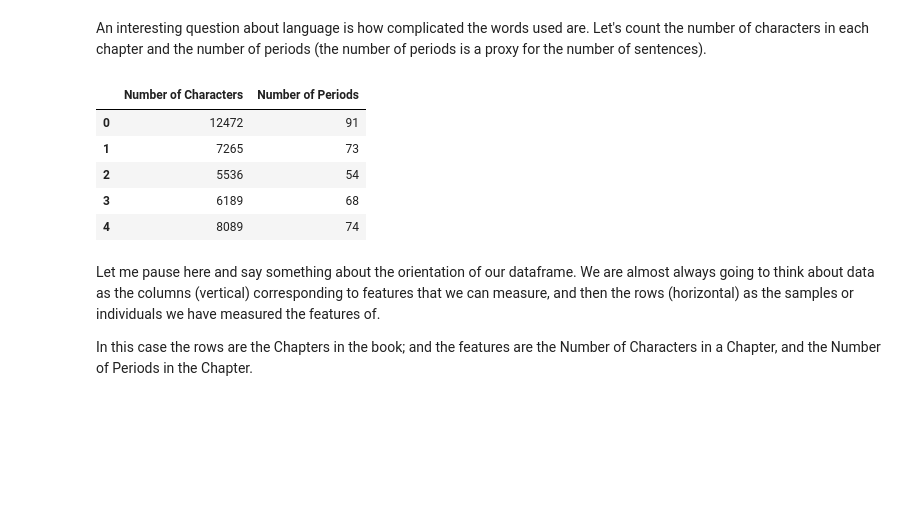
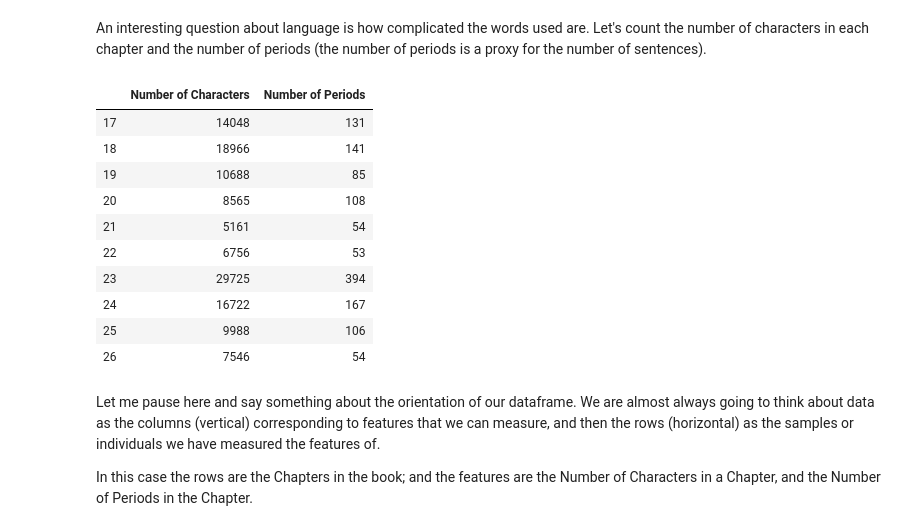
Before and after one commit to virgilpierce/STAT_111, a Jupyter notebook: Class 8-24.ipynb, the cells around one changed output. Drawn from its saved outputs; the diff is of its cells as text; code cells hidden in the pictures; blank space fills up the shorter version.

```diff
--- a/Class 8-24.ipynb
+++ b/Class 8-24.ipynb
@@ -171,14 +171,19 @@ war_of_worlds_data = pd.DataFrame([war_of_worlds_characters, war_of_worlds_perio
 # %%
 # head() displays the first 5 entries in a data frame.
 
-war_of_worlds_data.head()
+war_of_worlds_data.tail(10)
 # %% [output]
 |  | Number of Characters | Number of Periods |
-| 0 | 12472 | 91 |
-| 1 | 7265 | 73 |
-| 2 | 5536 | 54 |
-| 3 | 6189 | 68 |
-| 4 | 8089 | 74 |
+| 17 | 14048 | 131 |
+| 18 | 18966 | 141 |
+| 19 | 10688 | 85 |
+| 20 | 8565 | 108 |
+| 21 | 5161 | 54 |
+| 22 | 6756 | 53 |
+| 23 | 29725 | 394 |
+| 24 | 16722 | 167 |
+| 25 | 9988 | 106 |
+| 26 | 7546 | 54 |
 # %% [markdown]
 Let me pause here and say something about the orientation of our dataframe. We are almost always going to think about data as the columns (vertical) corresponding to features that we can measure, and then the rows (horizontal) as the samples or individuals we have measured the features of.
 
```
Also changed, not shown: parts of 1 cell of this notebook.
